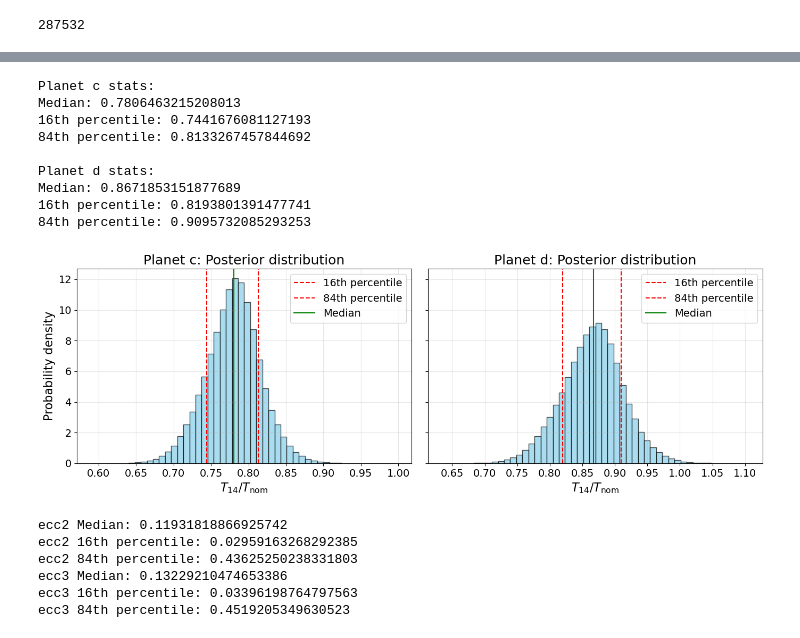
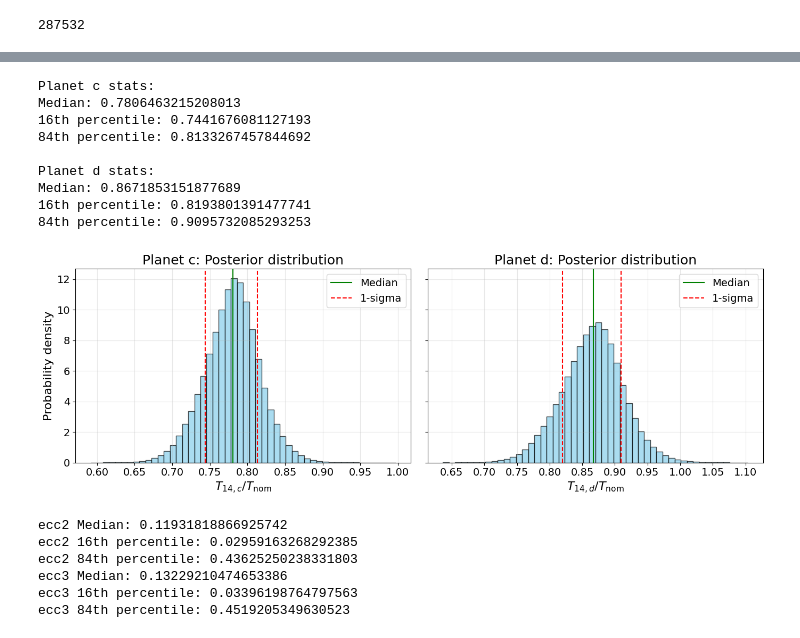
Before and after one commit to pentrican10/tess-resonant-systems, a Jupyter notebook: 10_e-w_constraint.ipynb, the cells around one changed output, grey strips where cells are left out. Cells and saved outputs as stored; diff of their text form; code cells hidden in the pictures.

```diff
--- a/10_e-w_constraint.ipynb
+++ b/10_e-w_constraint.ipynb
@@ -858,42 +679,42 @@ fig, axes = plt.subplots(1, 2, figsize=(14, 5), sharey=True)
 
 # --- Planet c ---
 axes[0].hist(T14_Tnom_2, bins=50, density=True, alpha=0.7, color='skyblue', edgecolor='k')
-axes[0].axvline(p16_2, color='red', linestyle='--', label='16th percentile')
-axes[0].axvline(p84_2, color='red', linestyle='--', label='84th percentile')
 axes[0].axvline(median_2, color='green', linestyle='-', label='Median')
-axes[0].set_xlabel(r"$T_{14} / T_\mathrm{nom}$")
+axes[0].axvline(p16_2, color='red', linestyle='--', label='1-sigma')
+axes[0].axvline(p84_2, color='red', linestyle='--')
+axes[0].set_xlabel(r"$T_{14,c} / T_\mathrm{nom}$")
 axes[0].set_ylabel("Probability density")
 axes[0].set_title("Planet c: Posterior distribution")
 axes[0].grid(alpha=0.3)
 axes[0].legend()
 axes[0].xaxis.set_major_locator(MultipleLocator(0.05))  # adjust tick spacing
 
 
 # --- Planet d ---
 axes[1].hist(T14_Tnom_3, bins=50, density=True, alpha=0.7, color='skyblue', edgecolor='k')
-axes[1].axvline(p16_3, color='red', linestyle='--', label='16th percentile')
-axes[1].axvline(p84_3, color='red', linestyle='--', label='84th percentile')
 axes[1].axvline(median_3, color='green', linestyle='-', label='Median')
-axes[1].set_xlabel(r"$T_{14} / T_\mathrm{nom}$")
+axes[1].axvline(p16_3, color='red', linestyle='--', label='1-sigma')
+axes[1].axvline(p84_3, color='red', linestyle='--')
+axes[1].set_xlabel(r"$T_{14,d} / T_\mathrm{nom}$")
 axes[1].set_title("Planet d: Posterior distribution")
 axes[1].grid(alpha=0.3)
 axes[1].legend()
 axes[1].xaxis.set_major_locator(MultipleLocator(0.05))  # adjust tick spacing
 
 
 plt.tight_layout()
 plt.show()
 # %% [output]
 Planet c stats:
 Median: 0.7806463215208013
 16th percentile: 0.7441676081127193
 84th percentile: 0.8133267457844692
 
 Planet d stats:
 Median: 0.8671853151877689
 16th percentile: 0.8193801391477741
 84th percentile: 0.9095732085293253
-[figure, old version]
+[figure, new version]
 # %%
 print("ecc2 Median:", np.median(post_e_2))
 print("ecc2 16th percentile:", np.percentile(post_e_2, 16))
```
Also changed, not shown: parts of 22 cells of this notebook, 37 other files.
